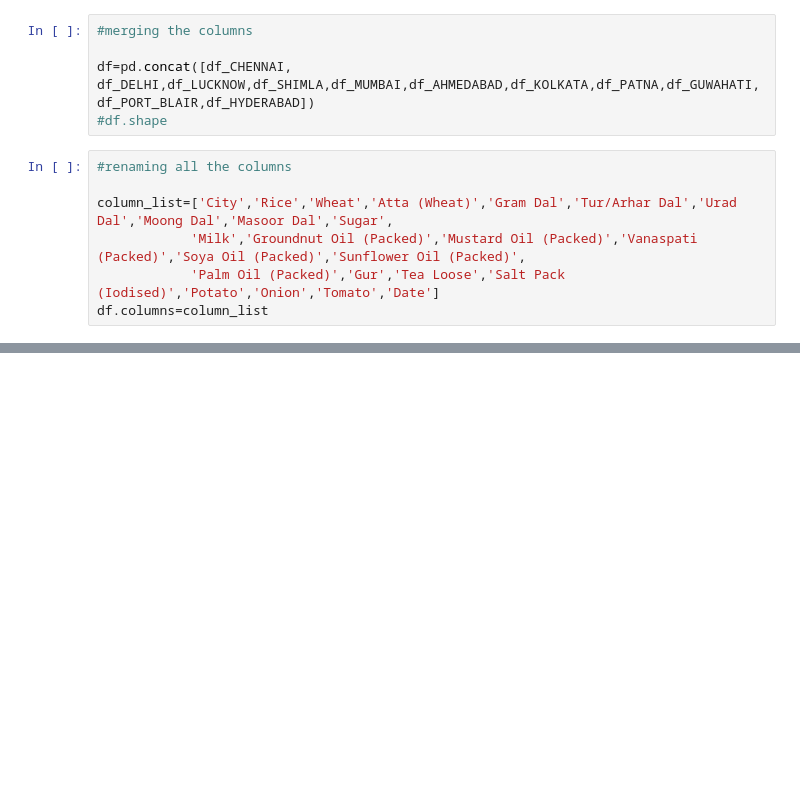
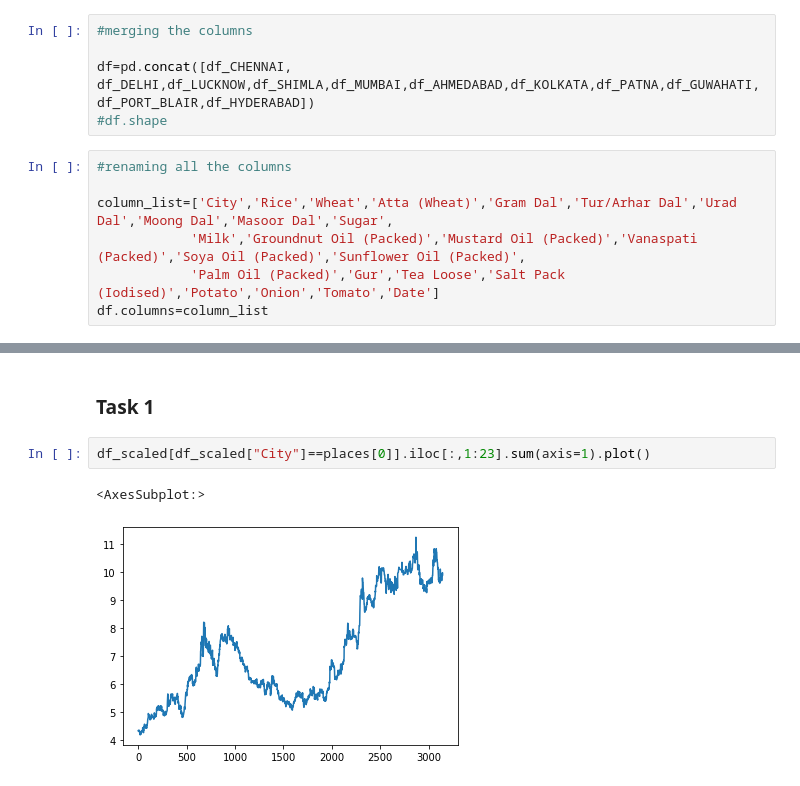
Before and after one commit to aadityarock2000/Price-history-analysis, a Jupyter notebook: notebooks/Prices EDA.ipynb, the cells around one changed output, grey strips where cells are left out. Cells and saved outputs as stored; diff of their text form; blank space fills up the shorter version.

```diff
--- a/notebooks/Prices EDA.ipynb
+++ b/notebooks/Prices EDA.ipynb
@@ -106,0 +259,7 @@ df.head()
+# %% [markdown]
+### Task 1
+# %%
+df_scaled[df_scaled["City"]==places[0]].iloc[:,1:23].sum(axis=1).plot()
+# %% [output]
+<AxesSubplot:>
+[figure, added]
```
Also changed, not shown: parts of 120 cells of this notebook, 26 other files.
